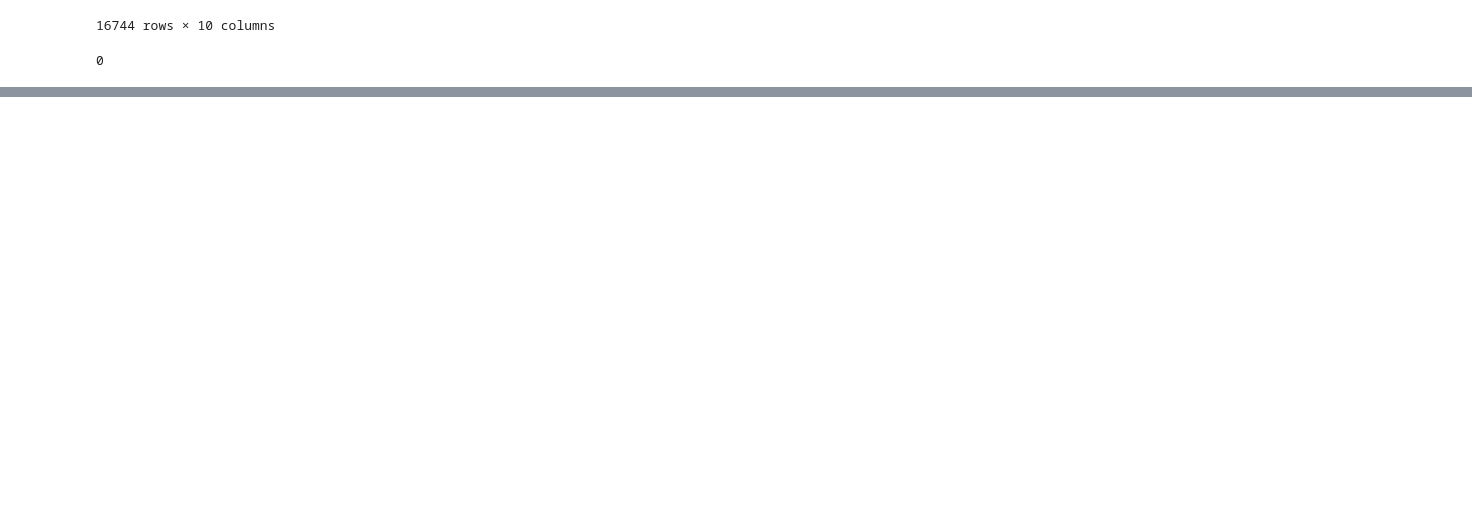
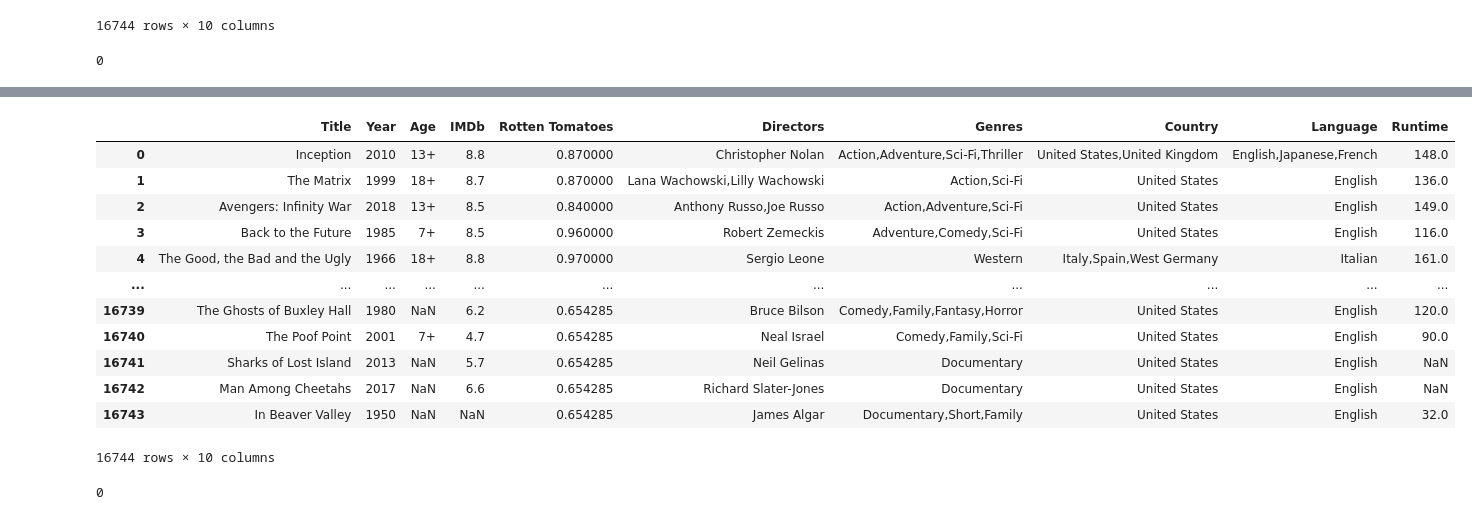
Before and after one commit to jupyterel/my_python_activity, a Jupyter notebook: 2.1.10 Canopy Practical Activity.ipynb, the cells around one changed output, grey strips where cells are left out. Cells and saved outputs as stored; diff of their text form; code cells hidden in the pictures; blank space fills up the shorter version.

```diff
--- a/2.1.10 Canopy Practical Activity.ipynb
+++ b/2.1.10 Canopy Practical Activity.ipynb
@@ -270,3 +270,7 @@ films
 films['Rotten Tomatoes'].isnull().sum()
 # %% [output]
 0
+# %%
+films_new = pd.read_excel('movies.xlsx')
+
+films_new
@@ -272,0 +291,21 @@ films['Rotten Tomatoes'].isnull().sum()
+# %%
+films_new['Rotten Tomatoes'].fillna(films['Rotten Tomatoes'].mean(), inplace=True)
+films_new
+# %% [output]
+|  | Title | Year | Age | IMDb | Rotten Tomatoes | Directors | Genres | Country | Language | Runtime |
+| 0 | Inception | 2010 | 13+ | 8.8 | 0.870000 | Christopher Nolan | Action,Adventure,Sci-Fi,Thriller | United States,United Kingdom | English,Japanese,French | 148.0 |
+| 1 | The Matrix | 1999 | 18+ | 8.7 | 0.870000 | Lana Wachowski,Lilly Wachowski | Action,Sci-Fi | United States | English | 136.0 |
+| 2 | Avengers: Infinity War | 2018 | 13+ | 8.5 | 0.840000 | Anthony Russo,Joe Russo | Action,Adventure,Sci-Fi | United States | English | 149.0 |
+| 3 | Back to the Future | 1985 | 7+ | 8.5 | 0.960000 | Robert Zemeckis | Adventure,Comedy,Sci-Fi | United States | English | 116.0 |
+| 4 | The Good, the Bad and the Ugly | 1966 | 18+ | 8.8 | 0.970000 | Sergio Leone | Western | Italy,Spain,West Germany | Italian | 161.0 |
+| ... | ... | ... | ... | ... | ... | ... | ... | ... | ... | ... |
+| 16739 | The Ghosts of Buxley Hall | 1980 | NaN | 6.2 | 0.654285 | Bruce Bilson | Comedy,Family,Fantasy,Horror | United States | English | 120.0 |
+| 16740 | The Poof Point | 2001 | 7+ | 4.7 | 0.654285 | Neal Israel | Comedy,Family,Sci-Fi | United States | English | 90.0 |
+| 16741 | Sharks of Lost Island | 2013 | NaN | 5.7 | 0.654285 | Neil Gelinas | Documentary | United States | English | NaN |
+| 16742 | Man Among Cheetahs | 2017 | NaN | 6.6 | 0.654285 | Richard Slater-Jones | Documentary | United States | English | NaN |
+| 16743 | In Beaver Valley | 1950 | NaN | NaN | 0.654285 | James Algar | Documentary,Short,Family | United States | English | 32.0 |
+16744 rows × 10 columns
+# %%
+films_new['Rotten Tomatoes'].isnull().sum()
+# %% [output]
+0
```
Also changed, not shown: parts of 9 cells of this notebook.
